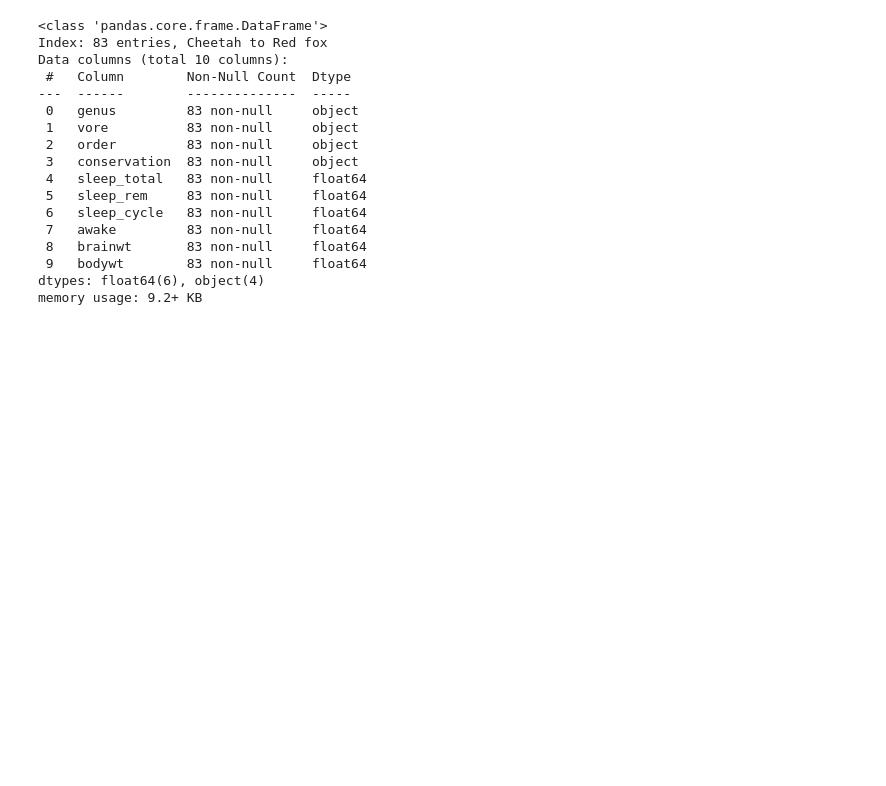
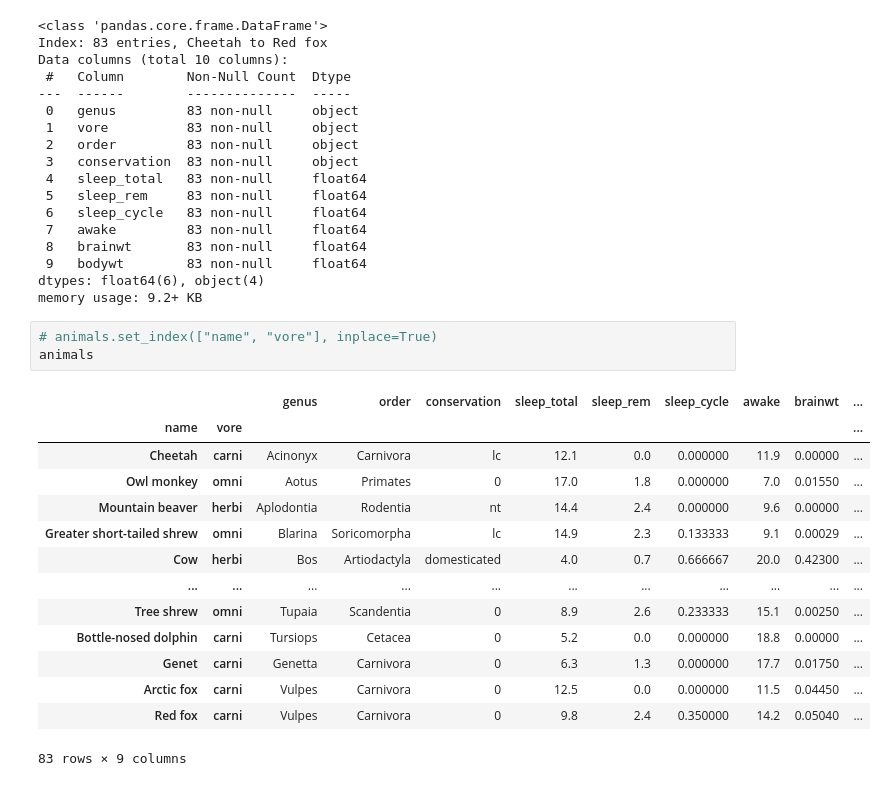
Before and after one commit to kudzik/Career-Path-Data-Science, a Jupyter notebook: Zadania/Zadania_Pandas.ipynb, the cells around one changed output. Saved outputs shown, nothing was run; the diff lists cells and outputs as text; blank space fills up the shorter version.

```diff
--- a/Zadania/Zadania_Pandas.ipynb
+++ b/Zadania/Zadania_Pandas.ipynb
@@ -4389,3 +4389,21 @@ Data columns (total 10 columns):
  9   bodywt        83 non-null     float64
 dtypes: float64(6), object(4)
 memory usage: 9.2+ KB
+# %%
+# animals.set_index(["name", "vore"], inplace=True)
+animals
+# %% [output]
+|  |  | genus | order | conservation | sleep_total | sleep_rem | sleep_cycle | awake | brainwt | ... |
+| name | vore |  |  |  |  |  |  |  |  | ... |
+| Cheetah | carni | Acinonyx | Carnivora | lc | 12.1 | 0.0 | 0.000000 | 11.9 | 0.00000 | ... |
+| Owl monkey | omni | Aotus | Primates | 0 | 17.0 | 1.8 | 0.000000 | 7.0 | 0.01550 | ... |
+| Mountain beaver | herbi | Aplodontia | Rodentia | nt | 14.4 | 2.4 | 0.000000 | 9.6 | 0.00000 | ... |
+| Greater short-tailed shrew | omni | Blarina | Soricomorpha | lc | 14.9 | 2.3 | 0.133333 | 9.1 | 0.00029 | ... |
+| Cow | herbi | Bos | Artiodactyla | domesticated | 4.0 | 0.7 | 0.666667 | 20.0 | 0.42300 | ... |
+| ... | ... | ... | ... | ... | ... | ... | ... | ... | ... | ... |
+| Tree shrew | omni | Tupaia | Scandentia | 0 | 8.9 | 2.6 | 0.233333 | 15.1 | 0.00250 | ... |
+| Bottle-nosed dolphin | carni | Tursiops | Cetacea | 0 | 5.2 | 0.0 | 0.000000 | 18.8 | 0.00000 | ... |
+| Genet | carni | Genetta | Carnivora | 0 | 6.3 | 1.3 | 0.000000 | 17.7 | 0.01750 | ... |
+| Arctic fox | carni | Vulpes | Carnivora | 0 | 12.5 | 0.0 | 0.000000 | 11.5 | 0.04450 | ... |
+| Red fox | carni | Vulpes | Carnivora | 0 | 9.8 | 2.4 | 0.350000 | 14.2 | 0.05040 | ... |
+83 rows × 9 columns
```
Also changed, not shown: parts of 4 cells of this notebook, 2 other files.
